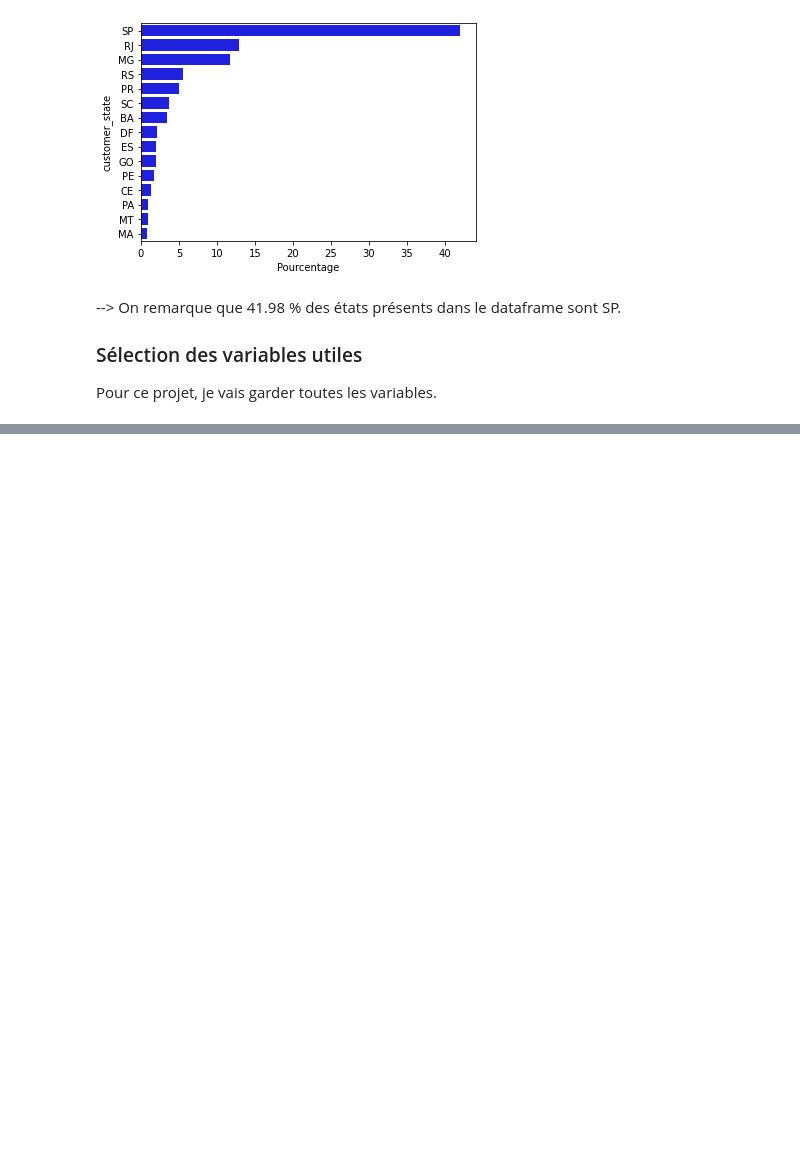
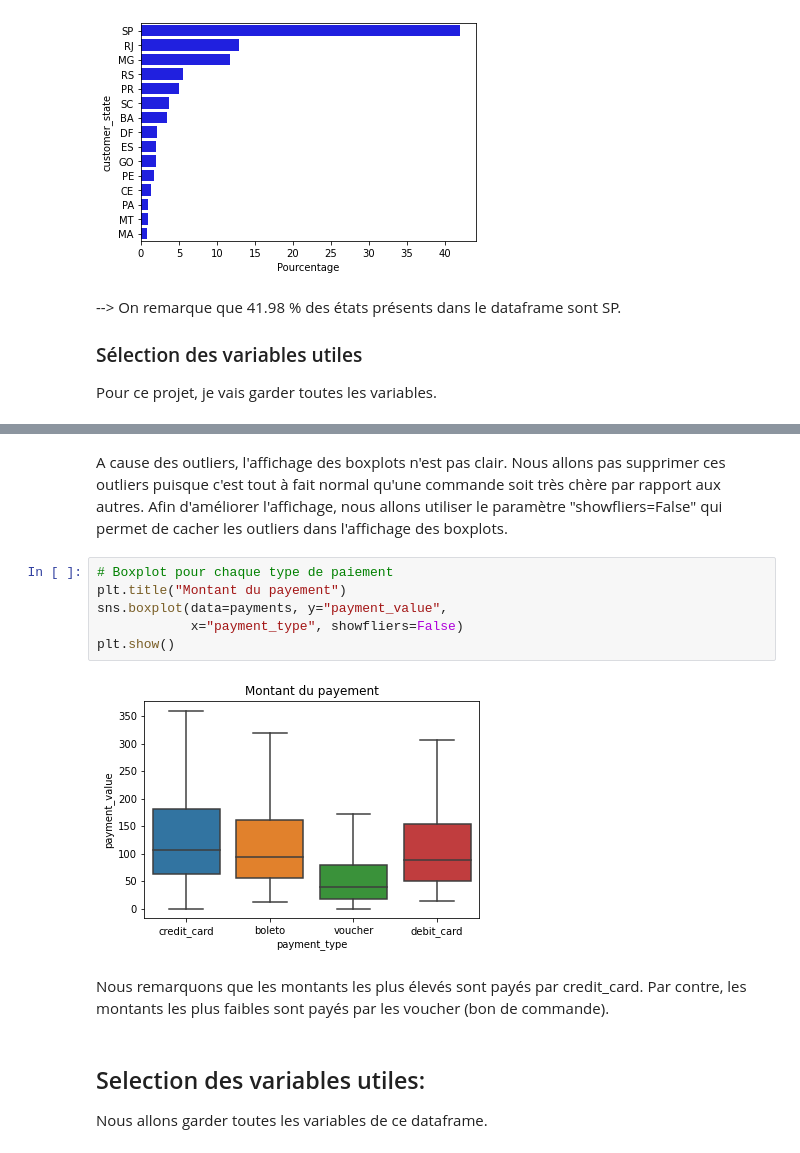
Before and after one commit to Soumaya-kh/POlist, a Jupyter notebook: POLIST_01_notebookanalyse.ipynb, the cells around one changed output, grey strips where cells are left out. Drawn from its saved outputs; the diff is of its cells as text; blank space fills up the shorter version.

```diff
--- a/POLIST_01_notebookanalyse.ipynb
+++ b/POLIST_01_notebookanalyse.ipynb
@@ -691,0 +788,15 @@ Pour ce projet, je vais garder toutes les variables.
+# %% [markdown]
+A cause des outliers, l'affichage des boxplots n'est pas clair. Nous allons pas supprimer ces outliers puisque c'est tout à fait normal qu'une commande soit très chère par rapport aux autres. Afin d'améliorer l'affichage, nous allons utiliser le paramètre "showfliers=False" qui permet de cacher les outliers dans l'affichage des boxplots.
+# %%
+# Boxplot pour chaque type de paiement
+plt.title("Montant du payement")
+sns.boxplot(data=payments, y="payment_value",
+            x="payment_type", showfliers=False)
+plt.show()
+# %% [output]
+[figure, added]
+# %% [markdown]
+Nous remarquons que les montants les plus élevés sont payés par credit_card. Par contre, les montants les plus faibles sont payés par les voucher (bon de commande).
+# %% [markdown]
+## Selection des variables utiles:
+Nous allons garder toutes les variables de ce dataframe.
```
Also changed, not shown: parts of 95 cells of this notebook.
